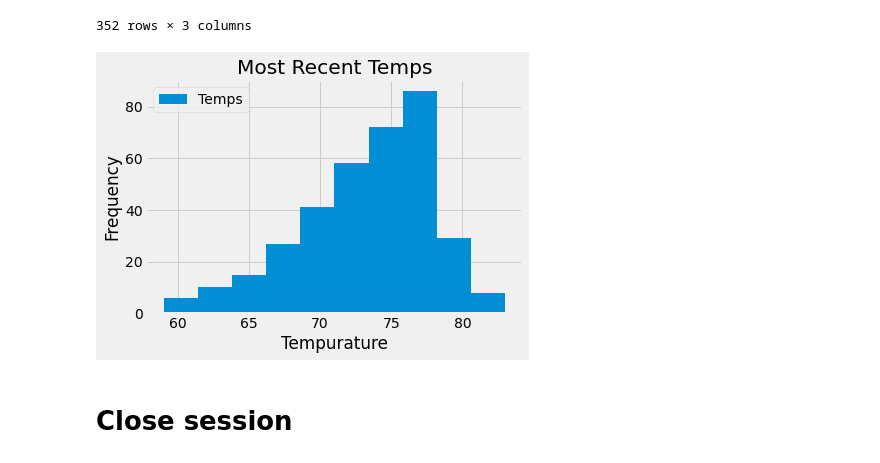
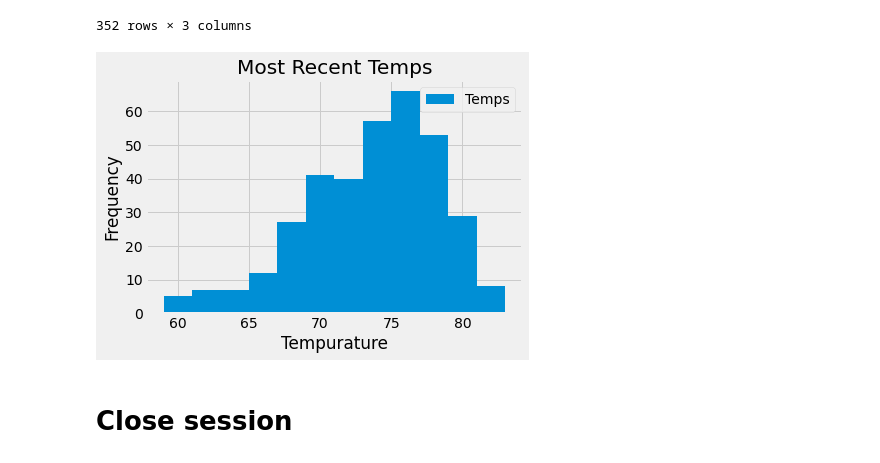
Before and after one commit to DuncanMPlate/sql_alchemy_challenge, a Jupyter notebook: climate_starter.ipynb, the cells around one changed output. Cells and saved outputs as stored; diff of their text form; code cells hidden in the pictures.

```diff
--- a/climate_starter.ipynb
+++ b/climate_starter.ipynb
@@ -195,14 +195,14 @@ historgramything
 | 351 | USC00519281 | 79.0 | 2017-08-18 |
 352 rows × 3 columns
 # %%
-historgramything.plot.hist()
+historgramything.plot.hist(bins=12)
 plt.title('Most Recent Temps')
 plt.xlabel('Tempurature')
 plt.ylabel('Frequency')
 plt.tight_layout
 plt.show()
 # %% [output]
-[figure, old version]
+[figure, new version]
 # %% [markdown]
 # Close session
 # %%
```
Also changed, not shown: parts of 2 cells of this notebook, 1 other file.
